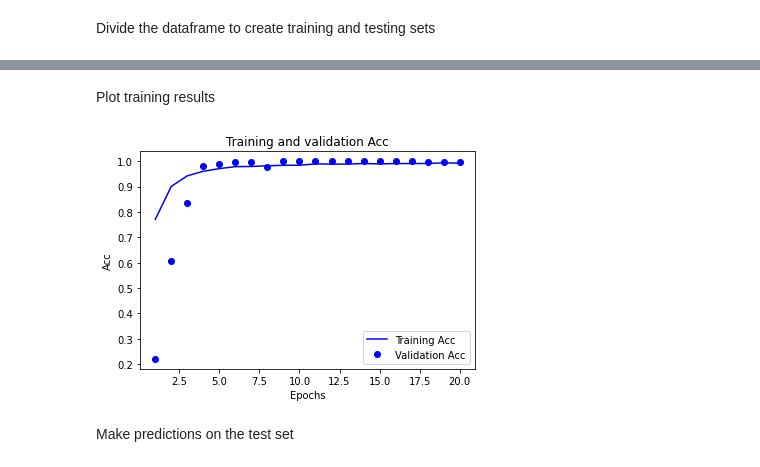
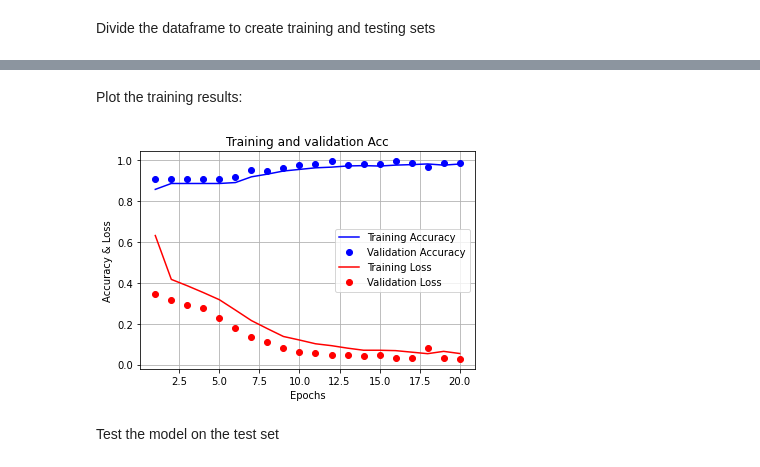
Before and after one commit to AlexPasqua/DM-project, a Jupyter notebook: Classification_NN.ipynb, the cells around one changed output, grey strips where cells are left out. Saved outputs shown, nothing was run; the diff lists cells and outputs as text; code cells hidden in the pictures.

```diff
--- a/Classification_NN.ipynb
+++ b/Classification_NN.ipynb
@@ -70,5 +215,5 @@ memory usage: 473.9 KB
 # %% [markdown]
 Divide the dataframe to create training and testing sets
 # %%
-label = df.pop('Label_num')
-train_set, test_set, train_labels, test_labels = train_test_split(df, label, stratify =label, test_size=0.30)
+train_set, test_set, train_labels, test_labels = train_test_split(df, labels, stratify=labels, test_size=0.30)
+print_dataset_composition(train_set, train_labels, test_set, test_labels)
@@ -81,10 +229,0 @@ capability to our classification models
-# %%
-# SMOTE --> balance the number of entries of each class
-from imblearn.over_sampling import SMOTE
-smote = SMOTE(
-    sampling_strategy='not majority',    # resample all classes but the majority one
-    k_neighbors=5
-)
-
-train_set, train_labels = smote.fit_resample(train_set, train_labels)
-test_set, test_labels = smote.fit_resample(test_set, test_labels)
@@ -106,8 +229,0 @@ Rescale the datasets: it's better when using neural networks
-# %%
-from sklearn.preprocessing import MinMaxScaler
-cols = train_set.columns
-scaler = MinMaxScaler()
-train_set = scaler.fit_transform(train_set.values)
-train_set = pd.DataFrame(train_set, columns=cols)
-test_set = scaler.fit_transform(test_set.values)
-test_set = pd.DataFrame(test_set, columns=cols)
@@ -185,0 +236,3 @@ Epoch 20/20
+# %%
+nn = create_nn()
+history = compile_fit(nn, train_set, train_labels, epochs=20)
@@ -186,21 +257,9 @@ Epoch 20/20
 # %% [markdown]
-Plot training results
+Plot the training results:
-# %%
-import matplotlib.pyplot as plt
-acc = history.history['accuracy']
-val_acc = history.history['val_accuracy']
-loss = history.history['loss']
-val_loss = history.history['val_loss']
-epochs = range(1, len(acc) + 1)
-plt.plot(epochs, acc, 'b', label='Training Acc')
-plt.plot(epochs, val_acc, 'bo', label='Validation Acc')
-plt.title('Training and validation Acc')
-plt.xlabel('Epochs')
-plt.ylabel('Acc')
-plt.legend()
-plt.show()
-# %% [output]
-[figure, removed]
+# %%
+plot_train_results(history)
+# %% [output]
+[figure, added]
 # %% [markdown]
-Make predictions on the test set
+Test the model on the test set
 # %%
```
Also changed, not shown: parts of 60 cells of this notebook.
